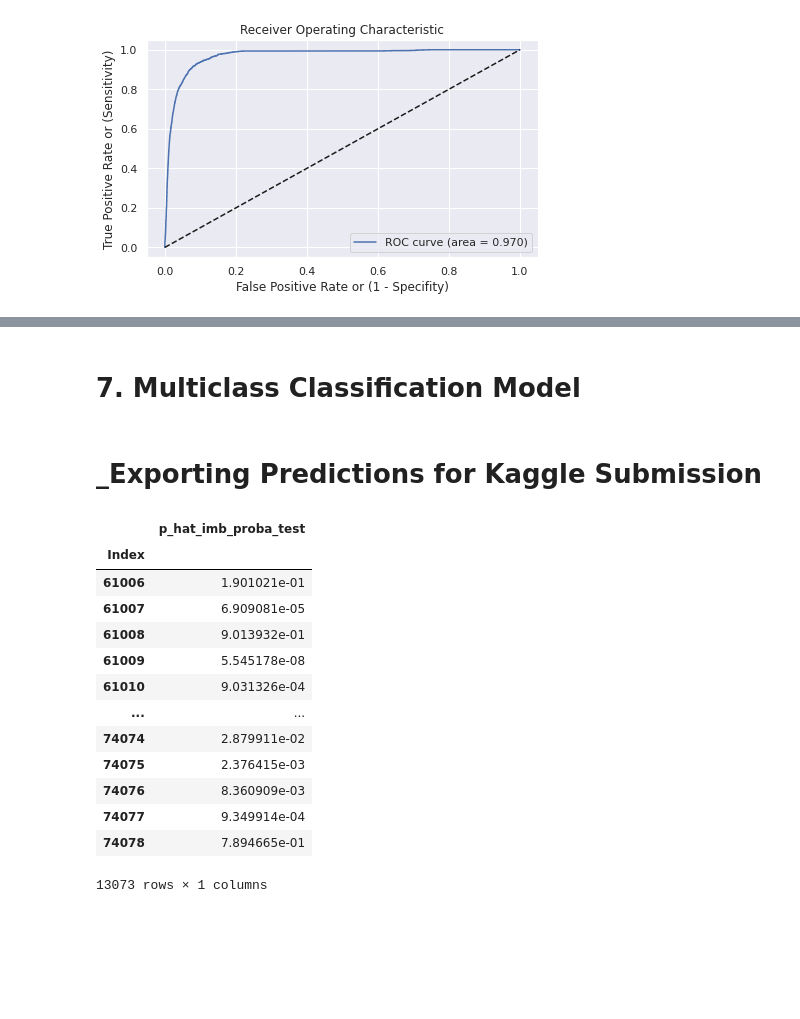
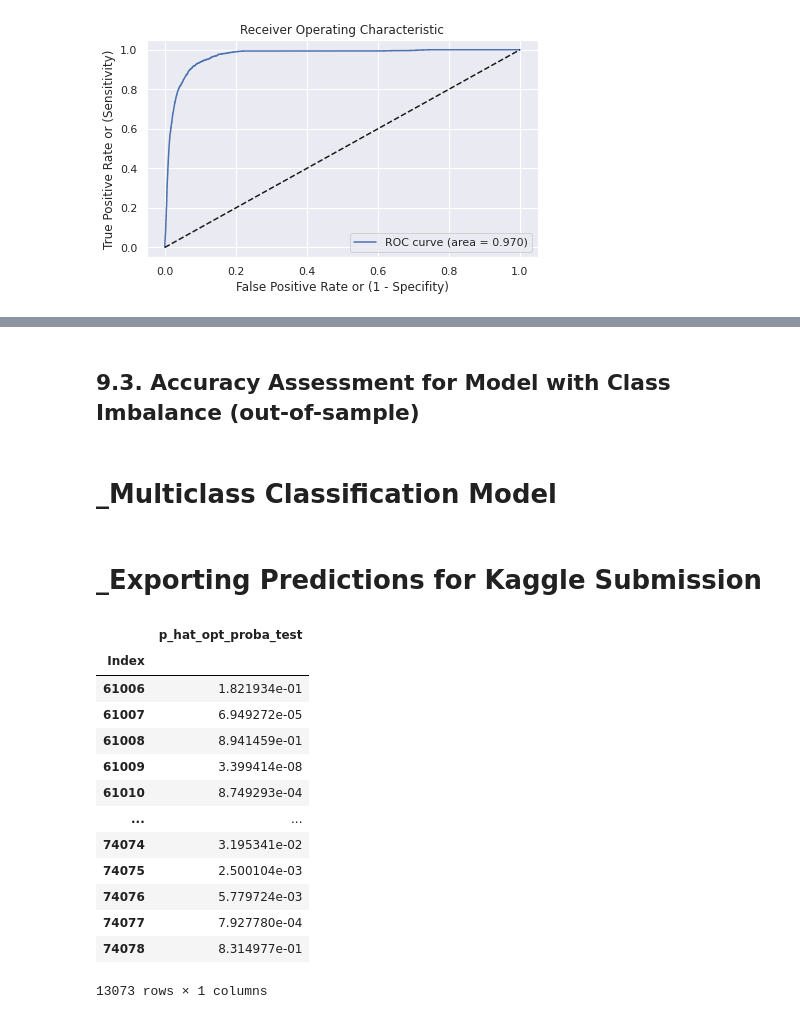
Before and after one commit to MathiasSchindlerCPH/BSE-CML1-repo, a Jupyter notebook: Project_2/CML_CDS_project2_classification.ipynb, the cells around one changed output, grey strips where cells are left out. Drawn from its saved outputs; the diff is of its cells as text; code cells hidden in the pictures; blank space fills up the shorter version.

```diff
--- a/Project_2/CML_CDS_project2_classification.ipynb
+++ b/Project_2/CML_CDS_project2_classification.ipynb
@@ -614,0 +724,20 @@ plt.show()
+# %%
+ros = RandomOverSampler(random_state=0)
+# %%
+F_resampled, y_resampled = ros.fit_resample(F, y)
+# %%
+#Instantiate logistic regression on resampled data
+logit_opt = LogisticRegression(C=0.2682695795279725,
+                               penalty='l1',
+                               solver='liblinear')
+
+# Fit
+logit_opt.fit(F_resampled,y_resampled)
+
+# Predict classes
+p_hat_opt = logit_opt.predict(F)
+
+#Predicted probabilities
+p_hat_opt_proba = logit_opt.predict_proba(F)
+p_hat_opt_proba = p_hat_opt_proba[:,1]
+print(p_hat_opt_proba)
@@ -614,0 +805,2 @@ plt.show()
+# %% [markdown]
+## 9.3. Accuracy Assessment for Model with Class Imbalance (out-of-sample)
@@ -615,28 +818,28 @@ plt.show()
 # %% [markdown]
-# 7. Multiclass Classification Model
+# _Multiclass Classification Model
 # %% [markdown]
 # _Exporting Predictions for Kaggle Submission
 # %%
 # Dataframe for submission w. imb. predictions
-p_hat_imb_proba_test = logit_under.predict_proba(df_test_scl)
-p_hat_imb_proba_test = p_hat_imb_proba_test[:,1]
+p_hat_opt_proba_test = logit_opt.predict_proba(df_test_scl)
+p_hat_opt_proba_test = p_hat_opt_proba_test[:,1]
 
-kaggle = pd.DataFrame(p_hat_imb_proba_test, index = df_test_scl.index).rename(columns={0: "p_hat_imb_proba_test"})
+kaggle = pd.DataFrame(p_hat_opt_proba_test, index = df_test_scl.index).rename(columns={0: "p_hat_opt_proba_test"})
 kaggle
 # %% [output]
-|  | p_hat_imb_proba_test |
+|  | p_hat_opt_proba_test |
 | Index |  |
-| 61006 | 1.901021e-01 |
-| 61007 | 6.909081e-05 |
-| 61008 | 9.013932e-01 |
-| 61009 | 5.545178e-08 |
-| 61010 | 9.031326e-04 |
+| 61006 | 1.821934e-01 |
+| 61007 | 6.949272e-05 |
+| 61008 | 8.941459e-01 |
+| 61009 | 3.399414e-08 |
+| 61010 | 8.749293e-04 |
 | ... | ... |
-| 74074 | 2.879911e-02 |
-| 74075 | 2.376415e-03 |
-| 74076 | 8.360909e-03 |
-| 74077 | 9.349914e-04 |
-| 74078 | 7.894665e-01 |
+| 74074 | 3.195341e-02 |
+| 74075 | 2.500104e-03 |
+| 74076 | 5.779724e-03 |
+| 74077 | 7.927780e-04 |
+| 74078 | 8.314977e-01 |
 13073 rows × 1 columns
 # %%
 # Reweight dataframe w. imb. predictions
```
Also changed, not shown: parts of 24 cells of this notebook.
